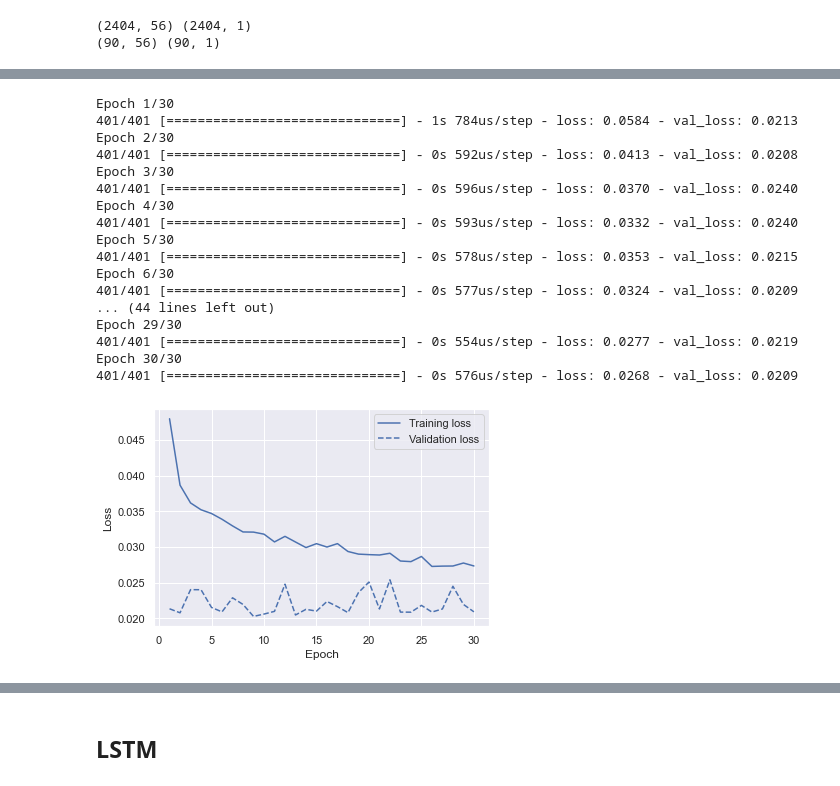
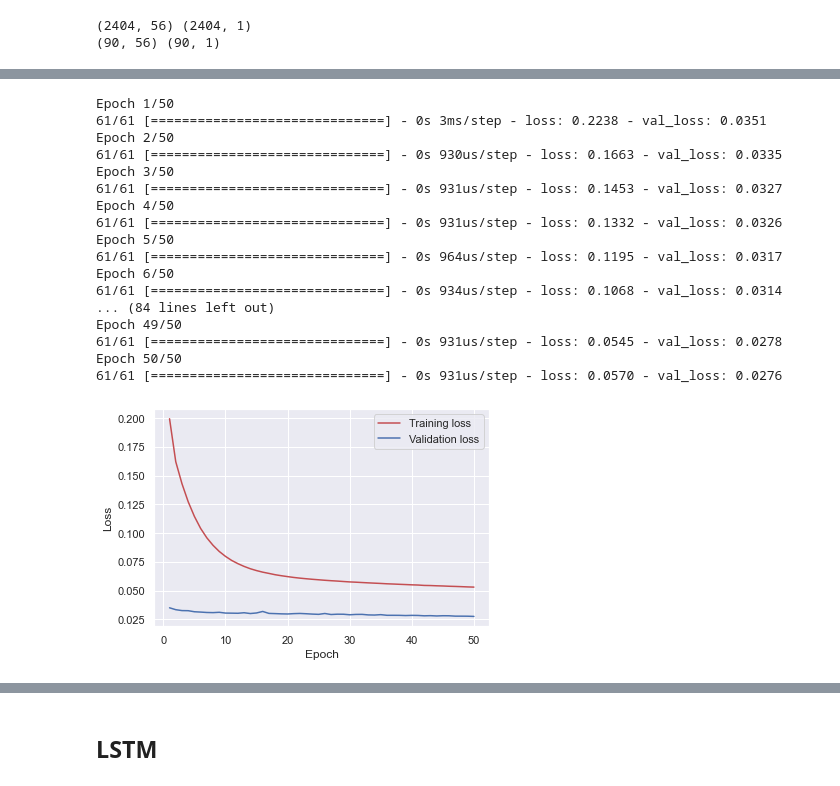
Before and after one commit to estebanarr/proyecto04, a Jupyter notebook: proyecto_04.ipynb, the cells around one changed output, grey strips where cells are left out. Cells and saved outputs as stored; diff of their text form; code cells hidden in the pictures.

```diff
--- a/proyecto_04.ipynb
+++ b/proyecto_04.ipynb
@@ -302,7 +307,7 @@ Posteriormente voy a hacer un resampling por día, por lo cual las variables de
 
 """
 data_2013_2015.drop(['hora'],inplace=True,axis=1)
-data_2016_2019.drop(['sentido','hora_inicio','hora_fin'],axis=1,inplace=True)
+data_2016_2019.drop(['hora_inicio','hora_fin'],axis=1,inplace=True)
 # %%
 data_2013_2019=pd.concat([data_2013_2015,data_2016_2019],axis=0)
 # %%
@@ -1063,7 +1224,9 @@ train_scaled = scaler.fit_transform(train_data.cantidad_pasos.values.reshape(-1,
 test_scaled=scaler.transform(test_data.cantidad_pasos.values.reshape(-1, 1))
 # %%
 train_data.tipo_vehiculo=np.where(train_data.tipo_vehiculo==0,-1,train_data.tipo_vehiculo)
+train_data.tipo_vehiculo=np.where(train_data.tipo_vehiculo==1,1,train_data.tipo_vehiculo)
 test_data.tipo_vehiculo=np.where(test_data.tipo_vehiculo==0,-1,test_data.tipo_vehiculo)
+test_data.tipo_vehiculo=np.where(test_data.tipo_vehiculo==1,1,test_data.tipo_vehiculo)
 # %% [output]
 A value is trying to be set on a copy of a slice from a DataFrame.
 Try using .loc[row_indexer,col_indexer] = value instead
@@ -1183,41 +1406,41 @@ model.add(Dense(50, input_shape=(1,56), activation='tanh'))
 model.add(Flatten())
 model.add(Dense(1, activation='tanh'))
 
-
-model.compile(loss='mean_squared_error', optimizer='Adam')
+opt = SGD(lr=0.001)
+model.compile(loss='mean_squared_error', optimizer=opt)
 # %%
-modelo_1 = model.fit(X_train_nn , y_train_scaled,validation_data=(X_test_nn,y_test_scaled),epochs =30, batch_size=6)
+modelo_1 = model.fit(X_train_nn , y_train_scaled,validation_data=(X_test_nn,y_test_scaled),epochs =50, batch_size=40)
 # %% [output]
-Epoch 1/30
-401/401 [==============================] - 1s 784us/step - loss: 0.0584 - val_loss: 0.0213
-Epoch 2/30
-401/401 [==============================] - 0s 592us/step - loss: 0.0413 - val_loss: 0.0208
-Epoch 3/30
-401/401 [==============================] - 0s 596us/step - loss: 0.0370 - val_loss: 0.0240
-Epoch 4/30
-401/401 [==============================] - 0s 593us/step - loss: 0.0332 - val_loss: 0.0240
-Epoch 5/30
-401/401 [==============================] - 0s 578us/step - loss: 0.0353 - val_loss: 0.0215
-Epoch 6/30
-401/401 [==============================] - 0s 577us/step - loss: 0.0324 - val_loss: 0.0209
-... (44 lines left out)
-Epoch 29/30
-401/401 [==============================] - 0s 554us/step - loss: 0.0277 - val_loss: 0.0219
-Epoch 30/30
-401/401 [==============================] - 0s 576us/step - loss: 0.0268 - val_loss: 0.0209
+Epoch 1/50
+61/61 [==============================] - 0s 3ms/step - loss: 0.2238 - val_loss: 0.0351
+Epoch 2/50
+61/61 [==============================] - 0s 930us/step - loss: 0.1663 - val_loss: 0.0335
+Epoch 3/50
+61/61 [==============================] - 0s 931us/step - loss: 0.1453 - val_loss: 0.0327
+Epoch 4/50
+61/61 [==============================] - 0s 931us/step - loss: 0.1332 - val_loss: 0.0326
+Epoch 5/50
+61/61 [==============================] - 0s 964us/step - loss: 0.1195 - val_loss: 0.0317
+Epoch 6/50
+61/61 [==============================] - 0s 934us/step - loss: 0.1068 - val_loss: 0.0314
+... (84 lines left out)
+Epoch 49/50
+61/61 [==============================] - 0s 931us/step - loss: 0.0545 - val_loss: 0.0278
+Epoch 50/50
+61/61 [==============================] - 0s 931us/step - loss: 0.0570 - val_loss: 0.0276
 # %%
 training_loss = modelo_1.history['loss']
 test_loss= modelo_1.history['val_loss']
 
 # Create count of the number of epochs
 epoch_count = range(1, len(training_loss) + 1)
 
 # Visualize loss history
-plt.plot(epoch_count, training_loss,label='Training loss')
-plt.plot(epoch_count, test_loss, 'r--',color='b',label='Validation loss')
+plt.plot(epoch_count, training_loss,label='Training loss',color='r')
+plt.plot(epoch_count, test_loss,color='b',label='Validation loss')
 plt.legend()
 plt.xlabel('Epoch')
 plt.ylabel('Loss')
 plt.show()
 # %% [output]
-[figure, old version]
+[figure, new version]
```
Also changed, not shown: parts of 73 cells of this notebook.
